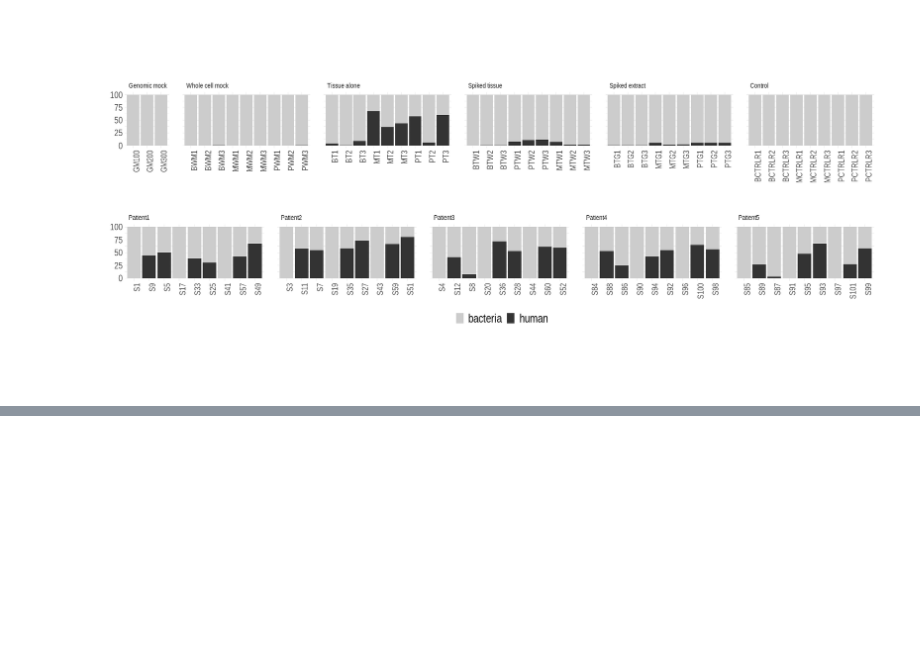
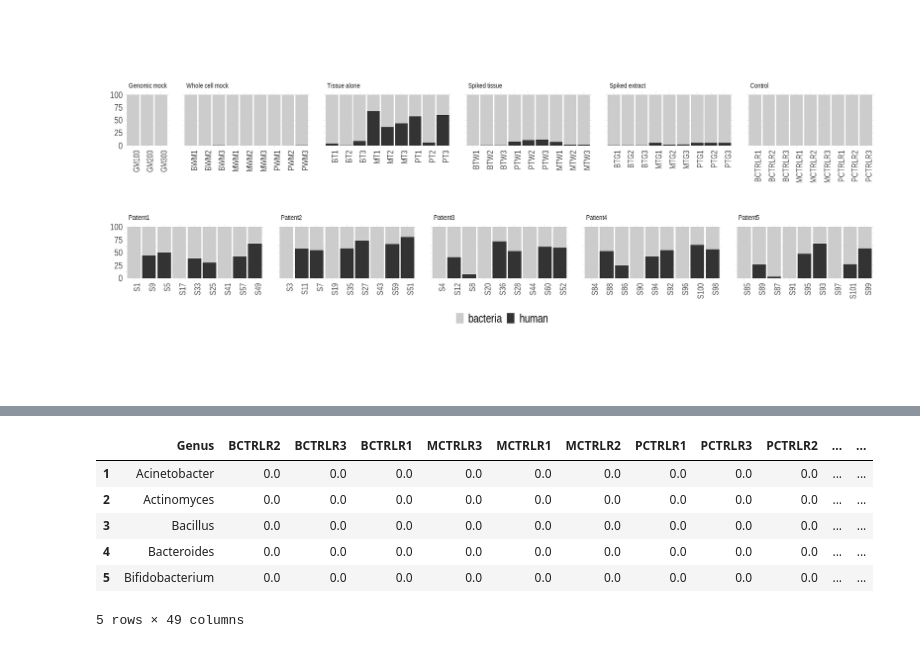
Before and after one commit to lvelosuarez/nat_com_answer_letter, a Jupyter notebook: Analysis_code.ipynb, the cells around one changed output, grey strips where cells are left out. Cells and saved outputs as stored; diff of their text form; code cells hidden in the pictures; blank space fills up the shorter version.

Commit message:
only mock graph left

```diff
--- a/Analysis_code.ipynb
+++ b/Analysis_code.ipynb
@@ -156,0 +141,4 @@ array(['Patient5', 'Spikedextract', 'Controlmock', 'Patient2',
+# %%
+%%R -o X
+X <- readRDS("output/results.rds")
+X %<>% arrange(Phylum,Class,Order,Family,Genus,Species)
@@ -156,0 +163,30 @@ array(['Patient5', 'Spikedextract', 'Controlmock', 'Patient2',
+# %%
+%%R
+mock_genus <- c('Acinetobacter',
+         'Actinomyces',
+         'Bacillus',
+         'Bacteroides',
+         'Bifidobacterium',
+         'Clostridium_sensu_stricto_1',
+         'Cutibacterium',
+         'Deinococcus',
+         'Enterococcus',
+         'Escherichia/Shigella',
+         'Helicobacter',
+         'Lactobacillus',
+         'Neisseria',
+         'Porphyromonas',
+         'Pseudomonas',
+         'Rhodobacter',
+         'Staphylococcus',
+         'Streptococcus')
+# %%
+%%R -i S -o mock,mock_relative
+mock <- X %>% dplyr::select(-c(seqs:Family)) %>% filter(GM300 >0 | GM200 >0 | GM100 >0 ) %>% filter(Genus %in% mock_genus) %>%
+         dplyr::select(-Species,-asv_id) %>% group_by(Genus) %>% summarize_all(sum)
+## Calculate relative values related to full library sizes
+sample_id <- mock %>% dplyr::select(-Genus) %>% colnames()
+lib <- S %>% filter(experiment=="mock") %>% arrange(Sample,kit,Replicate) %>% rownames_to_column(var="Run") %$% LibrarySize
+names(lib) <- S %>% filter(experiment=="mock") %>% arrange(Sample,kit,Replicate) %>% rownames_to_column(var="Run") %$% LibraryName
+mock_matrix <- mock %>% column_to_rownames(var="Genus") %>% as.matrix()
+mock_relative <- sweep(mock_matrix, 2, lib, `/`) %>% as.data.frame() %>% rownames_to_column(var="Genus") %>% tibble() ; rm(mock_matrix,lib)
@@ -156,0 +214,10 @@ array(['Patient5', 'Spikedextract', 'Controlmock', 'Patient2',
+# %%
+mock.head()
+# %% [output]
+|  | Genus | BCTRLR2 | BCTRLR3 | BCTRLR1 | MCTRLR3 | MCTRLR1 | MCTRLR2 | PCTRLR1 | PCTRLR3 | PCTRLR2 | ... | ... |
+| 1 | Acinetobacter | 0.0 | 0.0 | 0.0 | 0.0 | 0.0 | 0.0 | 0.0 | 0.0 | 0.0 | ... | ... |
+| 2 | Actinomyces | 0.0 | 0.0 | 0.0 | 0.0 | 0.0 | 0.0 | 0.0 | 0.0 | 0.0 | ... | ... |
+| 3 | Bacillus | 0.0 | 0.0 | 0.0 | 0.0 | 0.0 | 0.0 | 0.0 | 0.0 | 0.0 | ... | ... |
+| 4 | Bacteroides | 0.0 | 0.0 | 0.0 | 0.0 | 0.0 | 0.0 | 0.0 | 0.0 | 0.0 | ... | ... |
+| 5 | Bifidobacterium | 0.0 | 0.0 | 0.0 | 0.0 | 0.0 | 0.0 | 0.0 | 0.0 | 0.0 | ... | ... |
+5 rows × 49 columns
```
Also changed, not shown: parts of 15 cells of this notebook.
